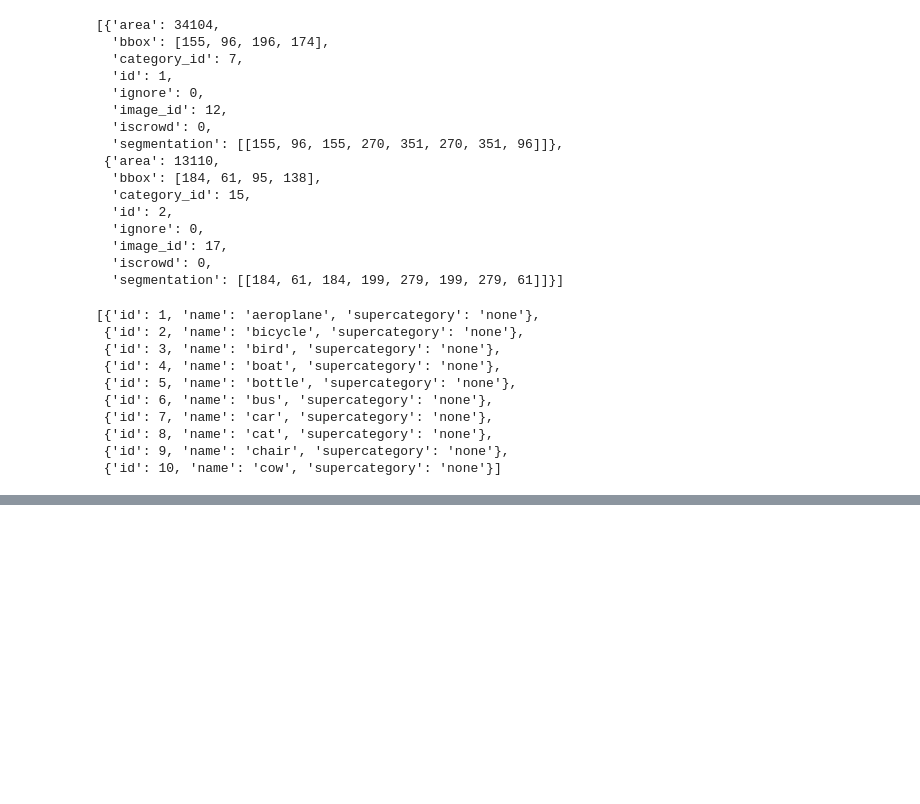
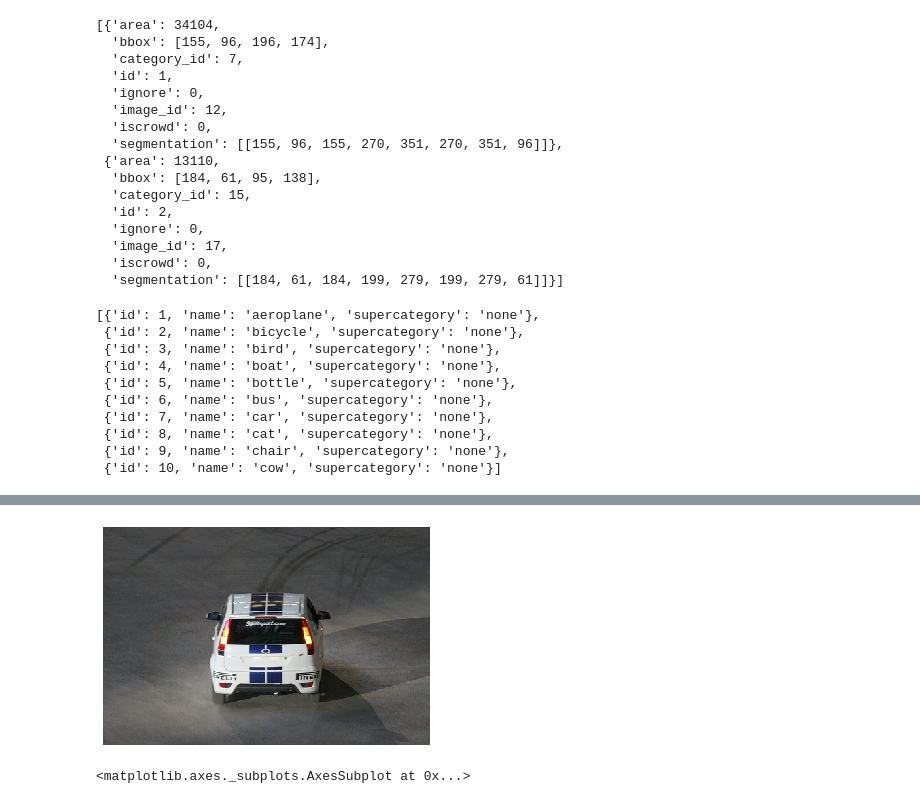
Before and after one commit to qmaruf/fastai, a Jupyter notebook: fastai_dl2_pascal_mrf.ipynb, the cells around one changed output, grey strips where cells are left out. Saved outputs shown, nothing was run; the diff lists cells and outputs as text; code cells hidden in the pictures; blank space fills up the shorter version.

```diff
--- a/fastai_dl2_pascal_mrf.ipynb
+++ b/fastai_dl2_pascal_mrf.ipynb
@@ -128,0 +167,15 @@ def hw_bb(bb):
+# %%
+def show_img(img, figsize=None, ax=None):
+  if ax is None: fig, ax = plt.subplots(figsize=figsize)
+  ax.imshow(img)
+  ax.get_xaxis().set_visible(False)
+  ax.get_yaxis().set_visible(False)
+  return ax
+# %%
+ax = show_img(img)
+# %% [output]
+[figure, added]
+# %%
+ax
+# %% [output]
+<matplotlib.axes._subplots.AxesSubplot at 0x...>
```
Also changed, not shown: parts of 23 cells of this notebook.
